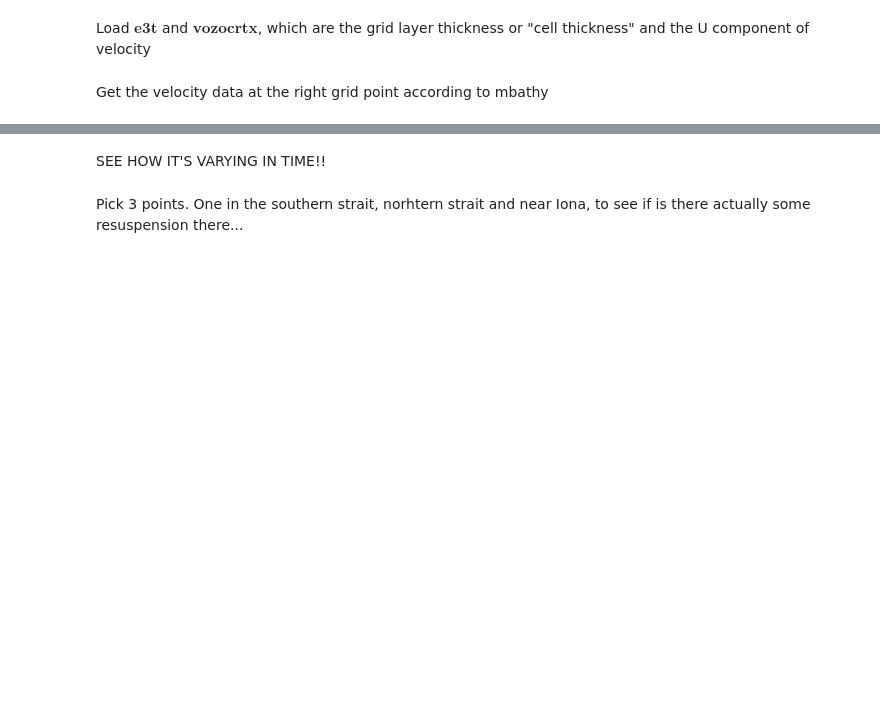
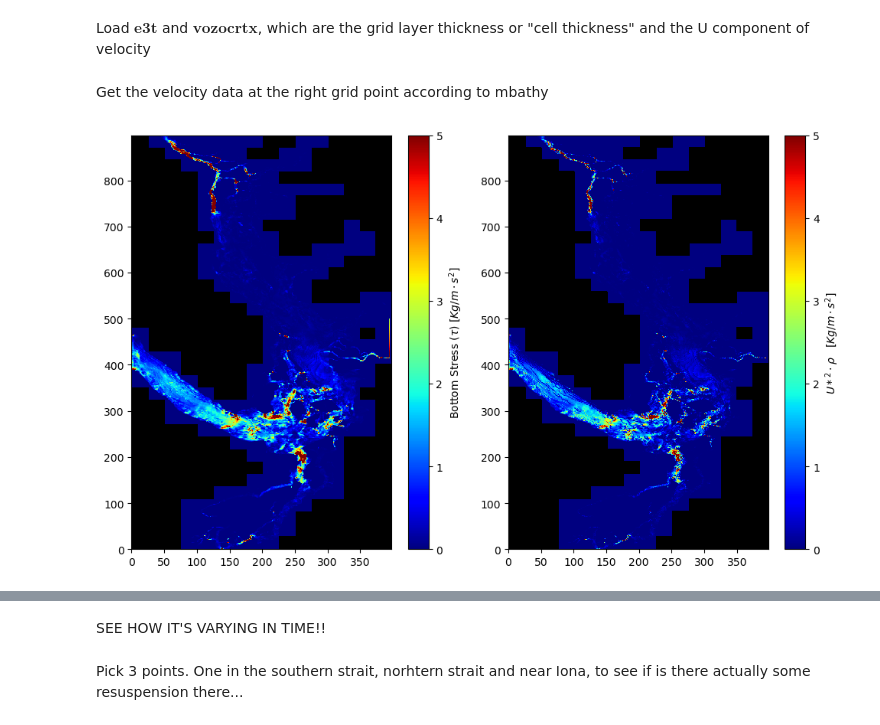
Before and after one commit to SalishSeaCast/analysis-vicente, a Jupyter notebook: Ocean_Parcels/drafts/Model_Resuspension.ipynb, the cells around one changed output, grey strips where cells are left out. Cells and saved outputs as stored; diff of their text form; code cells hidden in the pictures; blank space fills up the shorter version.

Commit message:
Updates on analysis and testing

```diff
--- a/Ocean_Parcels/drafts/Model_Resuspension.ipynb
+++ b/Ocean_Parcels/drafts/Model_Resuspension.ipynb
@@ -215,21 +221,27 @@ aa_u, bb_v, cc_e, U_star = vel_grid(files_U[0][0], files_V[0][0],files_e3t[0][0]
 # %%
 #U = (U_star * 2 / (0.42)) * np.log10((cc_e / 2) / 0.07)
 #tc = 1000*0.0024*(U**2)
+# %%
+U_star_data = xr.open_dataset('/ocean/vvalenzuela/MOAD/analysis-vicente/Ocean_Parcels/drafts/U_star_SoG_one_day',)
+# %%
+U_star = U_star_data['__xarray_dataarray_variable__']
 # %%
 tau = (U_star**2)*1024
 # %%
 fig, ax = plt.subplots(1,2, figsize = (10,6))
 ax[0].pcolormesh(mask[0], cmap = 'grey')
-taubot = ax[0].pcolormesh(model['taubot'][0,:,:], cmap = 'jet', vmin = 0, vmax = 20)
+taubot = ax[0].pcolormesh(model['taubot'][0,:,:]/2, cmap = 'jet', vmin = 0, vmax = 5)
 c_taubot = plt.colorbar(taubot, ax = ax[0])
 c_taubot.set_label(r'Bottom Stress $(\tau)$ [$Kg/m \cdot s^{2}$]')
 #
 ax[1].pcolormesh(mask[0], cmap = 'grey')
-star = ax[1].pcolormesh(tau, cmap = 'jet', vmin = 0, vmax = 20)
+star = ax[1].pcolormesh(tau, cmap = 'jet', vmin = 0, vmax = 5)
 c_star = plt.colorbar(star, ax = ax[1])
 c_star.set_label(r'$U*^{2} \cdot  \rho  \ $  [$Kg/m \cdot s^{2}$]')
 
 #
 plt.tight_layout()
+# %% [output]
+[figure, added]
 # %%
 fig, ax = plt.subplots(1,2,figsize = (10,5))
```
Also changed, not shown: parts of 12 cells of this notebook, 15 other files.
